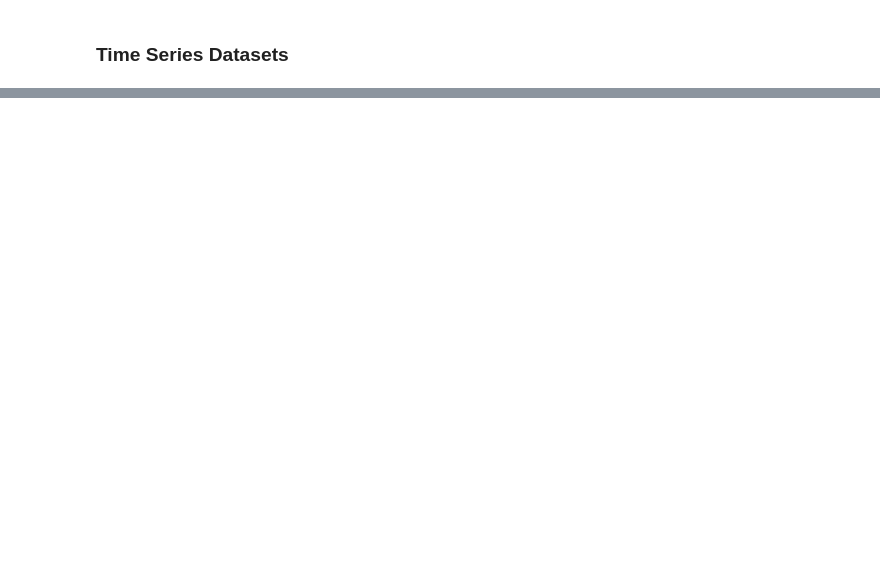
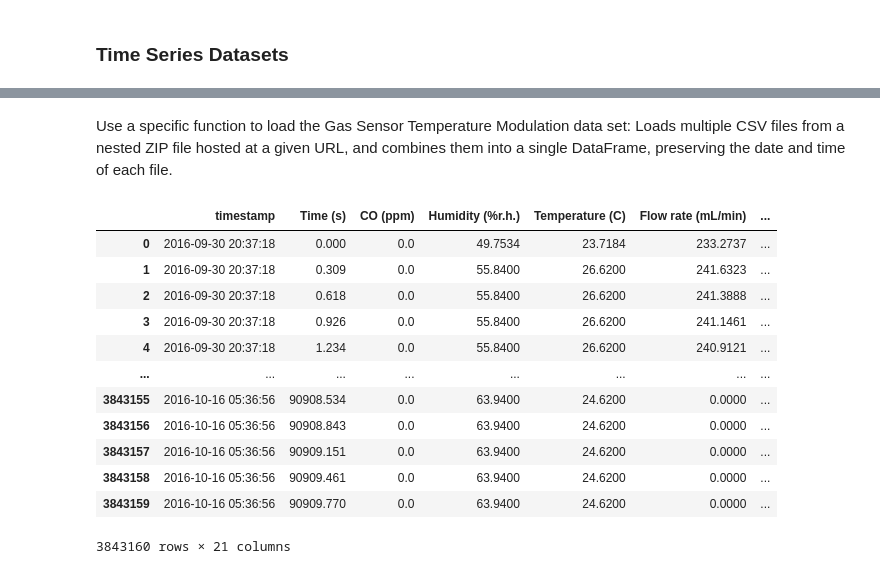
Before and after one commit to ari-dasci/S-RADAR, a Jupyter notebook: notebooks_test/test_load_datasets.ipynb, the cells around one changed output, grey strips where cells are left out. Saved outputs shown, nothing was run; the diff lists cells and outputs as text; code cells hidden in the pictures; blank space fills up the shorter version.

```diff
--- a/notebooks_test/test_load_datasets.ipynb
+++ b/notebooks_test/test_load_datasets.ipynb
@@ -162,0 +183,20 @@ print(df_time_series.shape)
+# %% [markdown]
+Use a specific function to load the Gas Sensor Temperature Modulation data set:
+Loads multiple CSV files from a nested ZIP file hosted at a given URL,  and combines them into a single DataFrame, preserving the date and time of each file.
+# %%
+df_time_series = load_time_series('gas_sensor_temperature_modulation')
+df_time_series
+# %% [output]
+|  | timestamp | Time (s) | CO (ppm) | Humidity (%r.h.) | Temperature (C) | Flow rate (mL/min) | ... |
+| 0 | 2016-09-30 20:37:18 | 0.000 | 0.0 | 49.7534 | 23.7184 | 233.2737 | ... |
+| 1 | 2016-09-30 20:37:18 | 0.309 | 0.0 | 55.8400 | 26.6200 | 241.6323 | ... |
+| 2 | 2016-09-30 20:37:18 | 0.618 | 0.0 | 55.8400 | 26.6200 | 241.3888 | ... |
+| 3 | 2016-09-30 20:37:18 | 0.926 | 0.0 | 55.8400 | 26.6200 | 241.1461 | ... |
+| 4 | 2016-09-30 20:37:18 | 1.234 | 0.0 | 55.8400 | 26.6200 | 240.9121 | ... |
+| ... | ... | ... | ... | ... | ... | ... | ... |
+| 3843155 | 2016-10-16 05:36:56 | 90908.534 | 0.0 | 63.9400 | 24.6200 | 0.0000 | ... |
+| 3843156 | 2016-10-16 05:36:56 | 90908.843 | 0.0 | 63.9400 | 24.6200 | 0.0000 | ... |
+| 3843157 | 2016-10-16 05:36:56 | 90909.151 | 0.0 | 63.9400 | 24.6200 | 0.0000 | ... |
+| 3843158 | 2016-10-16 05:36:56 | 90909.461 | 0.0 | 63.9400 | 24.6200 | 0.0000 | ... |
+| 3843159 | 2016-10-16 05:36:56 | 90909.770 | 0.0 | 63.9400 | 24.6200 | 0.0000 | ... |
+3843160 rows × 21 columns
```
Also changed, not shown: parts of 17 cells of this notebook, 12 other files.
